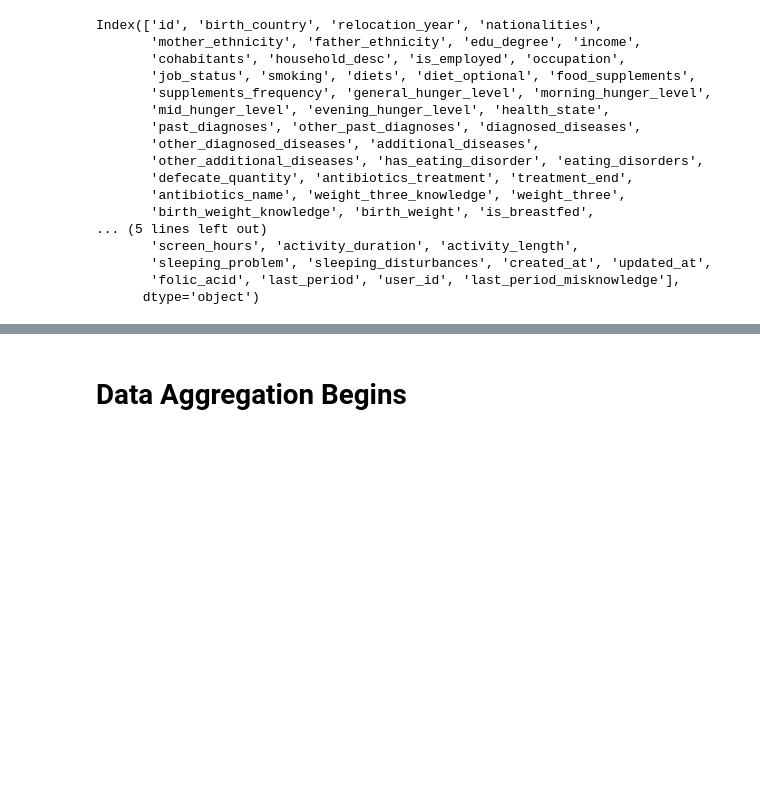
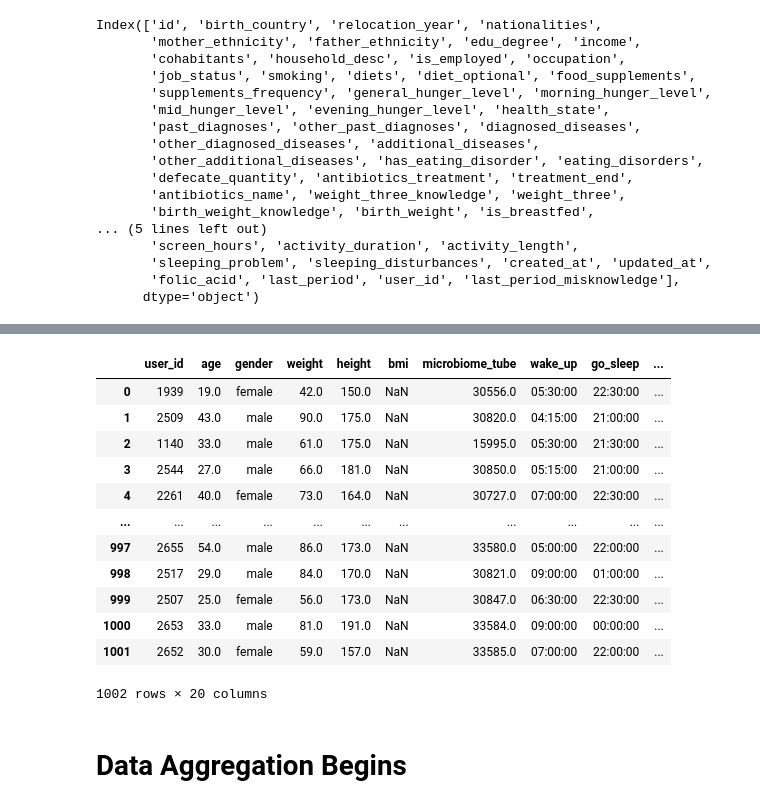
Before and after one commit to spMohanty/fay-data-aggregator-v1, a Jupyter notebook: notebooks/DataAggregator-v0.2.ipynb, the cells around one changed output, grey strips where cells are left out. Saved outputs shown, nothing was run; the diff lists cells and outputs as text; code cells hidden in the pictures; blank space fills up the shorter version.

```diff
--- a/notebooks/DataAggregator-v0.2.ipynb
+++ b/notebooks/DataAggregator-v0.2.ipynb
@@ -615,3 +662,36 @@ Index(['id', 'birth_country', 'relocation_year', 'nationalities',
        'sleeping_problem', 'sleeping_disturbances', 'created_at', 'updated_at',
        'folic_acid', 'last_period', 'user_id', 'last_period_misknowledge'],
       dtype='object')
+# %%
+# Extract the relevant columns from the questionnaires DataFrame.
+questionnaire_columns = [
+    "user_id",
+    "edu_degree",
+    "income",
+    "household_desc",
+    "job_status",
+    "smoking",
+    "general_hunger_level",
+    "morning_hunger_level",
+    "mid_hunger_level",
+    "evening_hunger_level",
+    "health_state",
+    "physical_activities_frequency"
+]
+
+# Create a copy with only the desired columns.
+questionnaire_df = users_questionnaires_df[questionnaire_columns].copy()
+
+# Rename all columns (except 'user_id') to be namespaced under "user__"
+questionnaire_df = questionnaire_df.rename(
+    columns=lambda col: col if col == "user_id" else f"user__{col}"
+)
+
+# If your primary user DataFrame uses a different key such as "id", rename it to "user_id" first.
+users_df = users_df.rename(columns={"id": "user_id"})
+
+# Now join (merge) both DataFrames on the 'user_id' column.
+merged_users_df = pd.merge(users_df, questionnaire_df, on="user_id", how="left")
+
+# Preview the result.
+print(merged_users_df.head())
@@ -618,3 +716,19 @@ Index(['id', 'birth_country', 'relocation_year', 'nationalities',
+# %%
+merged_users_df
+# %% [output]
+|  | user_id | age | gender | weight | height | bmi | microbiome_tube | wake_up | go_sleep | ... |
+| 0 | 1939 | 19.0 | female | 42.0 | 150.0 | NaN | 30556.0 | 05:30:00 | 22:30:00 | ... |
+| 1 | 2509 | 43.0 | male | 90.0 | 175.0 | NaN | 30820.0 | 04:15:00 | 21:00:00 | ... |
+| 2 | 1140 | 33.0 | male | 61.0 | 175.0 | NaN | 15995.0 | 05:30:00 | 21:30:00 | ... |
+| 3 | 2544 | 27.0 | male | 66.0 | 181.0 | NaN | 30850.0 | 05:15:00 | 21:00:00 | ... |
+| 4 | 2261 | 40.0 | female | 73.0 | 164.0 | NaN | 30727.0 | 07:00:00 | 22:30:00 | ... |
+| ... | ... | ... | ... | ... | ... | ... | ... | ... | ... | ... |
+| 997 | 2655 | 54.0 | male | 86.0 | 173.0 | NaN | 33580.0 | 05:00:00 | 22:00:00 | ... |
+| 998 | 2517 | 29.0 | male | 84.0 | 170.0 | NaN | 30821.0 | 09:00:00 | 01:00:00 | ... |
+| 999 | 2507 | 25.0 | female | 56.0 | 173.0 | NaN | 30847.0 | 06:30:00 | 22:30:00 | ... |
+| 1000 | 2653 | 33.0 | male | 81.0 | 191.0 | NaN | 33584.0 | 09:00:00 | 00:00:00 | ... |
+| 1001 | 2652 | 30.0 | female | 59.0 | 157.0 | NaN | 33585.0 | 07:00:00 | 22:00:00 | ... |
+1002 rows × 20 columns
 # %% [markdown]
 # Data Aggregation Begins
 # %%
```
Also changed, not shown: parts of 8 cells of this notebook, 1 other file.
